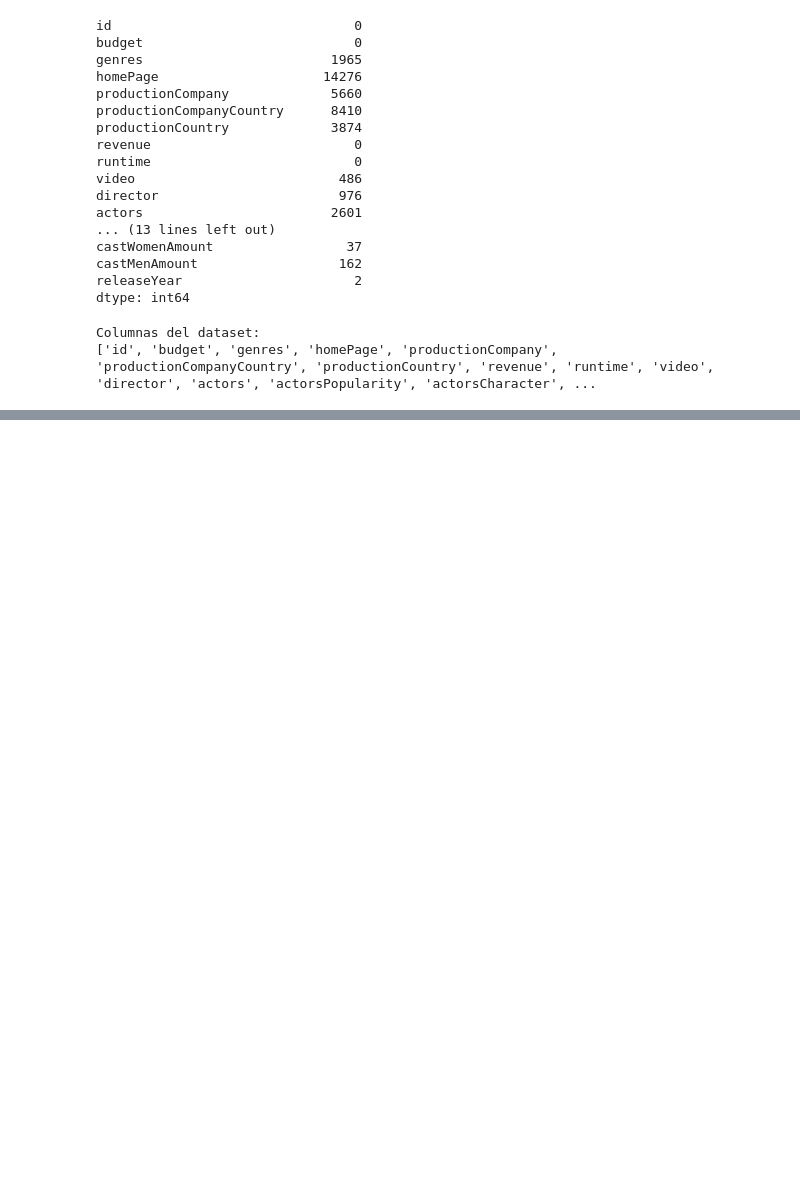
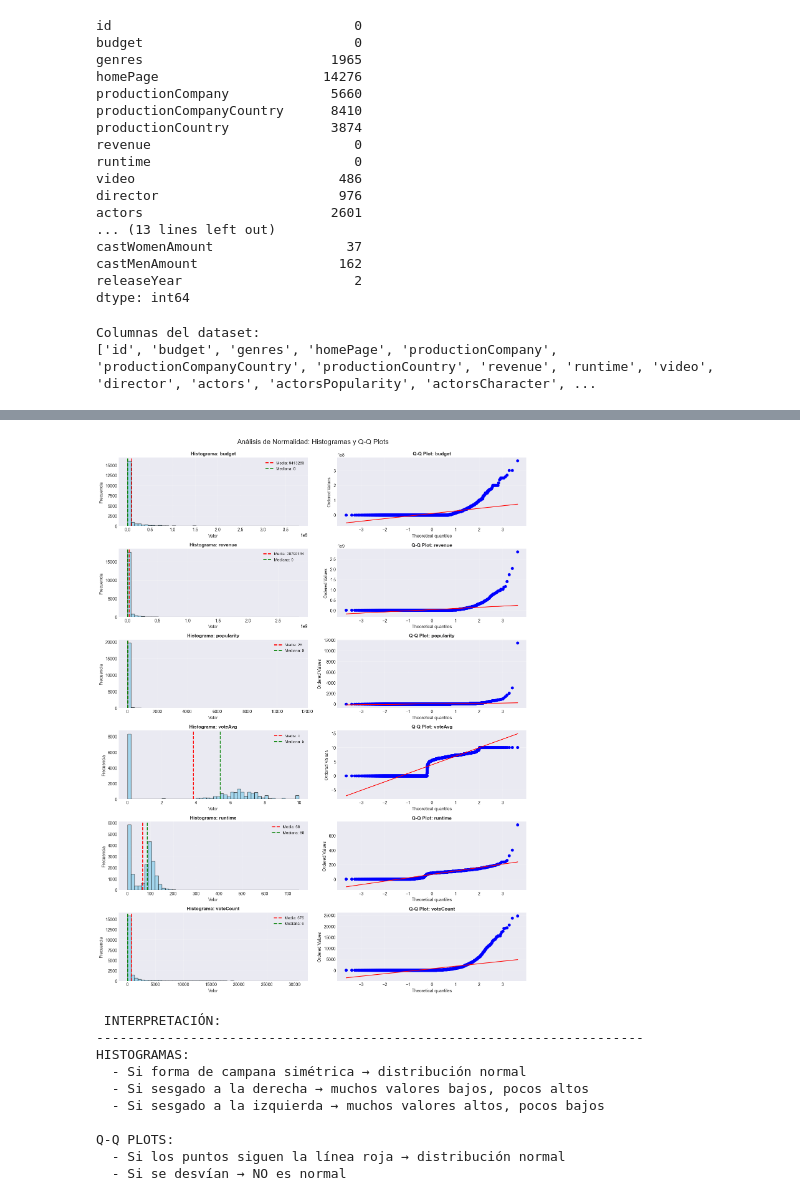
Before and after one commit to Qu3zada22/lab1_MD, a Jupyter notebook: src/Lab1.ipynb, the cells around one changed output, grey strips where cells are left out. Cells and saved outputs as stored; diff of their text form; code cells hidden in the pictures; blank space fills up the shorter version.

```diff
--- a/src/Lab1.ipynb
+++ b/src/Lab1.ipynb
@@ -91,0 +127,55 @@ Columnas del dataset:
+# %%
+# Visualización de distribuciones con histogramas y Q-Q plots
+
+# Seleccionar las variables más importantes para visualizar
+vars_importantes = ['budget', 'revenue', 'popularity', 'voteAvg', 'runtime', 'voteCount']
+
+fig, axes = plt.subplots(len(vars_importantes), 2, figsize=(14, 18))
+fig.suptitle('Análisis de Normalidad: Histogramas y Q-Q Plots', fontsize=16, y=0.995)
+
+for i, var in enumerate(vars_importantes):
+    datos = df[var].dropna()
+
+    # COLUMNA 1: Histograma
+    axes[i, 0].hist(datos, bins=50, edgecolor='black', alpha=0.7, color='skyblue')
+    axes[i, 0].set_title(f'Histograma: {var}', fontsize=11, fontweight='bold')
+    axes[i, 0].set_xlabel('Valor')
+    axes[i, 0].set_ylabel('Frecuencia')
+    axes[i, 0].grid(True, alpha=0.3)
+
+    # Añadir estadísticas
+    media = datos.mean()
+    mediana = datos.median()
+    axes[i, 0].axvline(media, color='red', linestyle='--', linewidth=2, label=f'Media: {media:.0f}')
+    axes[i, 0].axvline(mediana, color='green', linestyle='--', linewidth=2, label=f'Mediana: {mediana:.0f}')
+    axes[i, 0].legend(fontsize=9)
+
+    # COLUMNA 2: Q-Q Plot
+    stats.probplot(datos.sample(min(5000, len(datos)), random_state=42), dist="norm", plot=axes[i, 1])
+    axes[i, 1].set_title(f'Q-Q Plot: {var}', fontsize=11, fontweight='bold')
+    axes[i, 1].grid(True, alpha=0.3)
+
+plt.tight_layout()
+plt.show()
+
+print("\n INTERPRETACIÓN:")
+print("-" * 70)
+print("HISTOGRAMAS:")
+print("  - Si forma de campana simétrica → distribución normal")
+print("  - Si sesgado a la derecha → muchos valores bajos, pocos altos")
+print("  - Si sesgado a la izquierda → muchos valores altos, pocos bajos")
+print("\nQ-Q PLOTS:")
+print("  - Si los puntos siguen la línea roja → distribución normal")
+print("  - Si se desvían → NO es normal")
+# %% [output]
+[figure, added]
+ INTERPRETACIÓN:
+----------------------------------------------------------------------
+HISTOGRAMAS:
+  - Si forma de campana simétrica → distribución normal
+  - Si sesgado a la derecha → muchos valores bajos, pocos altos
+  - Si sesgado a la izquierda → muchos valores altos, pocos bajos
+
+Q-Q PLOTS:
+  - Si los puntos siguen la línea roja → distribución normal
+  - Si se desvían → NO es normal
```
Also changed, not shown: parts of 8 cells of this notebook.
